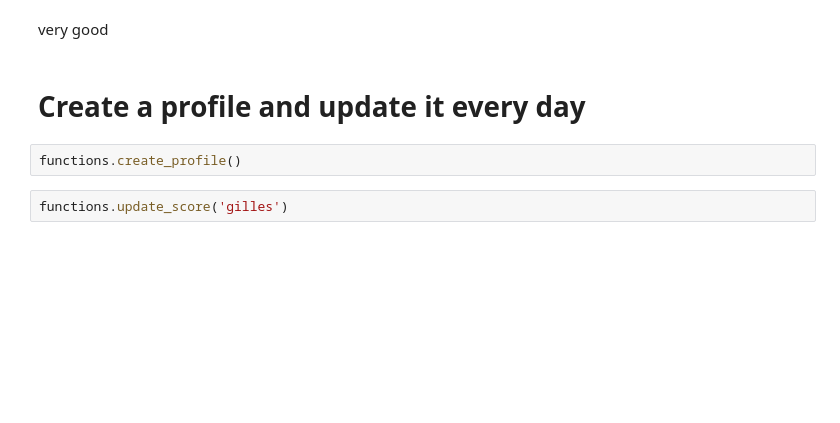
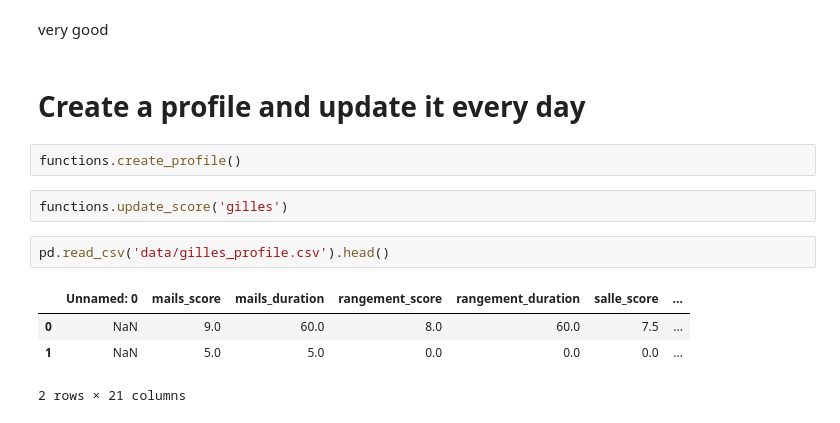
Before and after one commit to jilemsl/life_calendar, a Jupyter notebook: main.ipynb, the cells around one changed output. Saved outputs shown, nothing was run; the diff lists cells and outputs as text; blank space fills up the shorter version.

```diff
--- a/main.ipynb
+++ b/main.ipynb
@@ -41,3 +38,10 @@ very good
 functions.create_profile()
 # %%
 functions.update_score('gilles')
+# %%
+pd.read_csv('data/gilles_profile.csv').head()
+# %% [output]
+|  | Unnamed: 0 | mails_score | mails_duration | rangement_score | rangement_duration | salle_score | ... |
+| 0 | NaN | 9.0 | 60.0 | 8.0 | 60.0 | 7.5 | ... |
+| 1 | NaN | 5.0 | 5.0 | 0.0 | 0.0 | 0.0 | ... |
+2 rows × 21 columns
```
Also changed, not shown: parts of 2 cells of this notebook, 3 other files.
